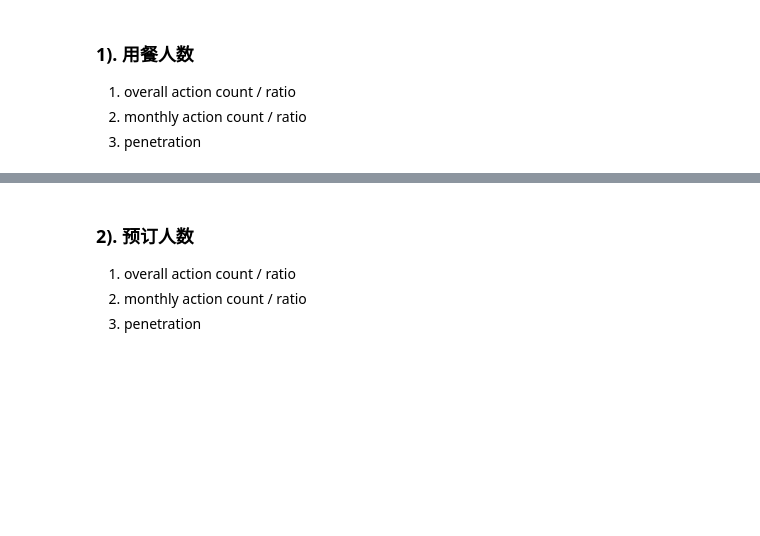
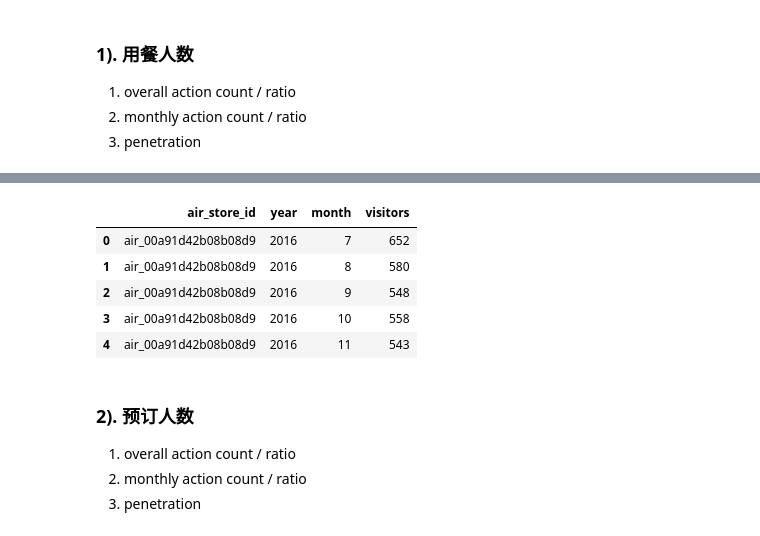
Before and after one commit to shenc3/kaggle_note, a Jupyter notebook: Recruit Restaurant Visitor Forecasting/Restaurant&Visitor.ipynb, the cells around one changed output, grey strips where cells are left out. Drawn from its saved outputs; the diff is of its cells as text; code cells hidden in the pictures; blank space fills up the shorter version.

```diff
--- a/Recruit Restaurant Visitor Forecasting/Restaurant&Visitor.ipynb
+++ b/Recruit Restaurant Visitor Forecasting/Restaurant&Visitor.ipynb
@@ -168,6 +168,38 @@ data['tra'].head()
 | 2 | air_ba937bf13d40fb24 | 2016-01-15 | 29 | 2016 | 4 | 1 | 1 | 2 | 15 | 20160115 | ... |
 | 3 | air_ba937bf13d40fb24 | 2016-01-16 | 22 | 2016 | 5 | 1 | 1 | 2 | 16 | 20160116 | ... |
 | 4 | air_ba937bf13d40fb24 | 2016-01-18 | 6 | 2016 | 0 | 1 | 1 | 3 | 18 | 20160118 | ... |
+# %%
+# part1
+# store
+# 1. overall count
+store_cnt_all = data['tra'].groupby('air_store_id')['visitors'].sum()
+store_mean_all = data['tra'].groupby('air_store_id')['visitors'].mean()
+
+# 2. monthly data
+store_cnt_monthly = data['tra'].groupby(['air_store_id', 'year', 'month'])['visitors'].sum().to_frame().reset_index()
+store_mean_monthly = store_cnt_monthly.groupby('air_store_id')['visitors'].mean()
+store_ratio_monthly = store_cnt_monthly.groupby(['air_store_id', 'month'])['visitors'].mean() / store_mean_monthly
+
+# 3. weekly data
+store_cnt_weekly = data['tra'].groupby(['air_store_id', 'year', 'month', 'week'])['visitors'].sum().to_frame().reset_index()
+store_mean_weekly = store_cnt_weekly.groupby('air_store_id')['visitors'].mean()
+store_ratio_weekly = store_cnt_weekly.groupby(['air_store_id', 'week'])['visitors'].mean() / store_mean_weekly
+
+# 4. dow data
+store_mean_dow = data['tra'].groupby(['air_store_id', 'dow'])['visitors'].mean()
+store_ratio_dow = store_mean_dow / store_mean_all
+
+# 5. penetration
+store_penetration = data['tra'].groupby('air_store_id')['visitors'].sum() / data['tra']['visitors'].sum()
+# %%
+store_cnt_monthly.head()
+# %% [output]
+|  | air_store_id | year | month | visitors |
+| 0 | air_00a91d42b08b08d9 | 2016 | 7 | 652 |
+| 1 | air_00a91d42b08b08d9 | 2016 | 8 | 580 |
+| 2 | air_00a91d42b08b08d9 | 2016 | 9 | 548 |
+| 3 | air_00a91d42b08b08d9 | 2016 | 10 | 558 |
+| 4 | air_00a91d42b08b08d9 | 2016 | 11 | 543 |
 # %%
 data['tra'].groupby(['air_store_id', 'dow'])['visitors'].mean()
 # %%
```
Also changed, not shown: parts of 2 cells of this notebook, 1 other file.
